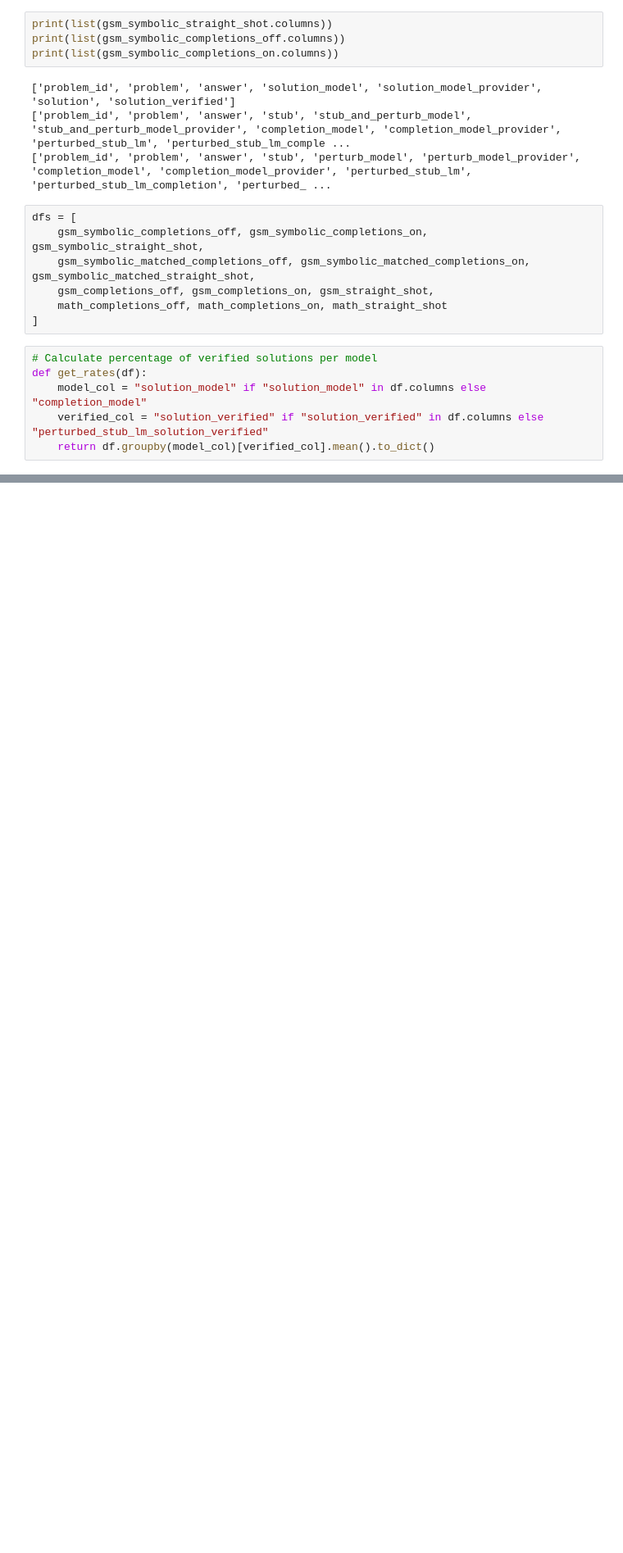
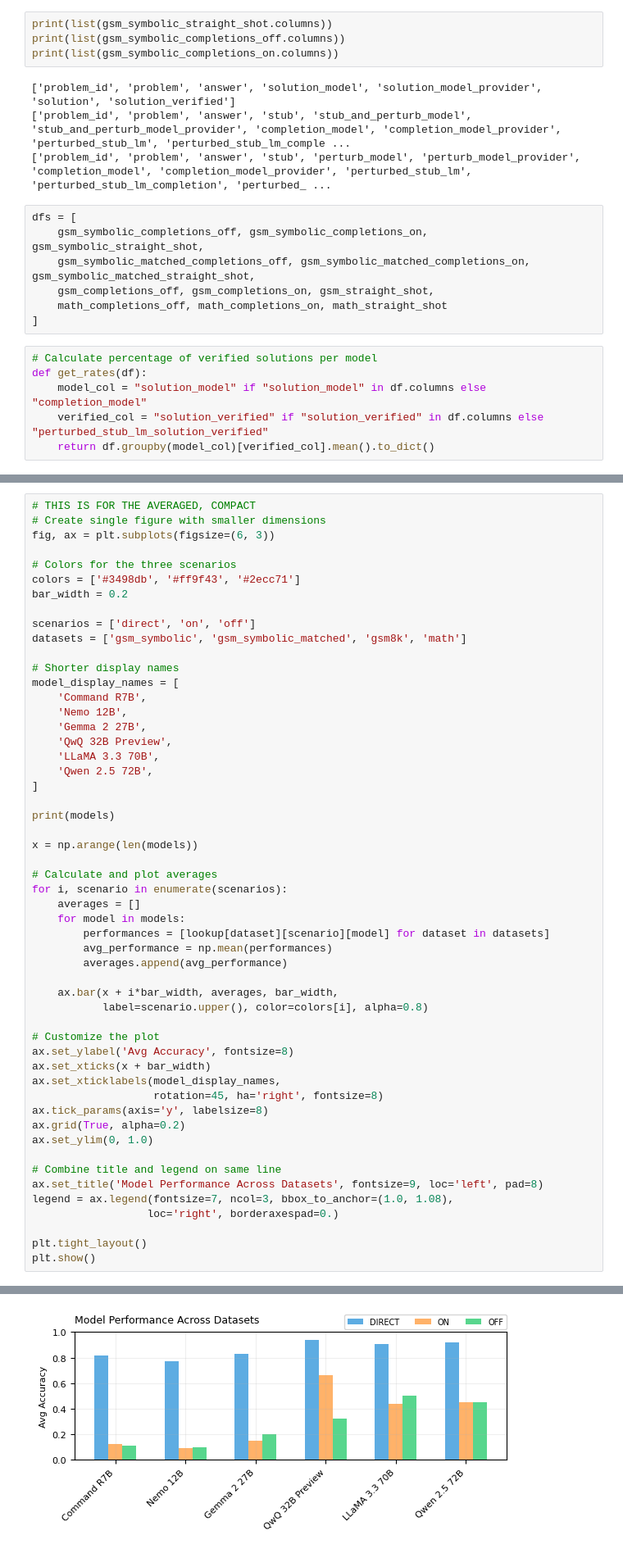
Before and after one commit to sasilver75/cohere-reasoning-v5, a Jupyter notebook: gsm8k/generate_plots.ipynb, the cells around one changed output, grey strips where cells are left out. Shown at 82% size. Drawn from its saved outputs; the diff is of its cells as text; blank space fills up the shorter version.

```diff
--- a/gsm8k/generate_plots.ipynb
+++ b/gsm8k/generate_plots.ipynb
@@ -57,0 +137,54 @@ def get_rates(df):
+# %%
+# THIS IS FOR THE AVERAGED, COMPACT
+# Create single figure with smaller dimensions
+fig, ax = plt.subplots(figsize=(6, 3))
+
+# Colors for the three scenarios
+colors = ['#3498db', '#ff9f43', '#2ecc71']
+bar_width = 0.2
+
+scenarios = ['direct', 'on', 'off']
+datasets = ['gsm_symbolic', 'gsm_symbolic_matched', 'gsm8k', 'math']
+
+# Shorter display names
+model_display_names = [
+    'Command R7B',
+    'Nemo 12B',
+    'Gemma 2 27B',
+    'QwQ 32B Preview',
+    'LLaMA 3.3 70B',
+    'Qwen 2.5 72B',
+]
+
+print(models)
+
+x = np.arange(len(models))
+
+# Calculate and plot averages
+for i, scenario in enumerate(scenarios):
+    averages = []
+    for model in models:
+        performances = [lookup[dataset][scenario][model] for dataset in datasets]
+        avg_performance = np.mean(performances)
+        averages.append(avg_performance)
+
+    ax.bar(x + i*bar_width, averages, bar_width,
+           label=scenario.upper(), color=colors[i], alpha=0.8)
+
+# Customize the plot
+ax.set_ylabel('Avg Accuracy', fontsize=8)
+ax.set_xticks(x + bar_width)
+ax.set_xticklabels(model_display_names,
+                   rotation=45, ha='right', fontsize=8)
+ax.tick_params(axis='y', labelsize=8)
+ax.grid(True, alpha=0.2)
+ax.set_ylim(0, 1.0)
+
+# Combine title and legend on same line
+ax.set_title('Model Performance Across Datasets', fontsize=9, loc='left', pad=8)
+legend = ax.legend(fontsize=7, ncol=3, bbox_to_anchor=(1.0, 1.08),
+                  loc='right', borderaxespad=0.)
+
+plt.tight_layout()
+plt.show()
+# %% [output]
@@ -57,0 +192 @@ def get_rates(df):
+[figure, added]
```
Also changed, not shown: parts of 9 cells of this notebook, 2 other files.
